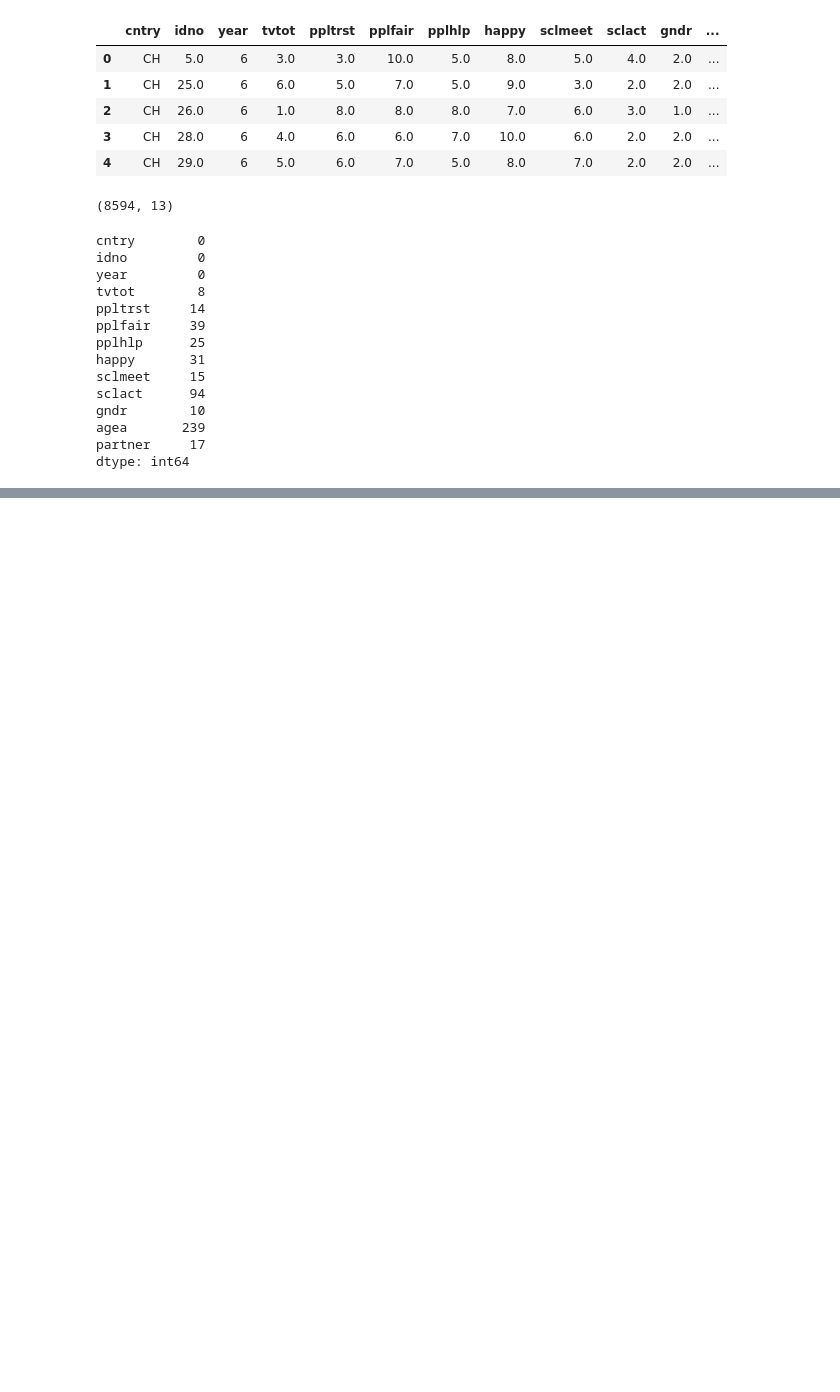
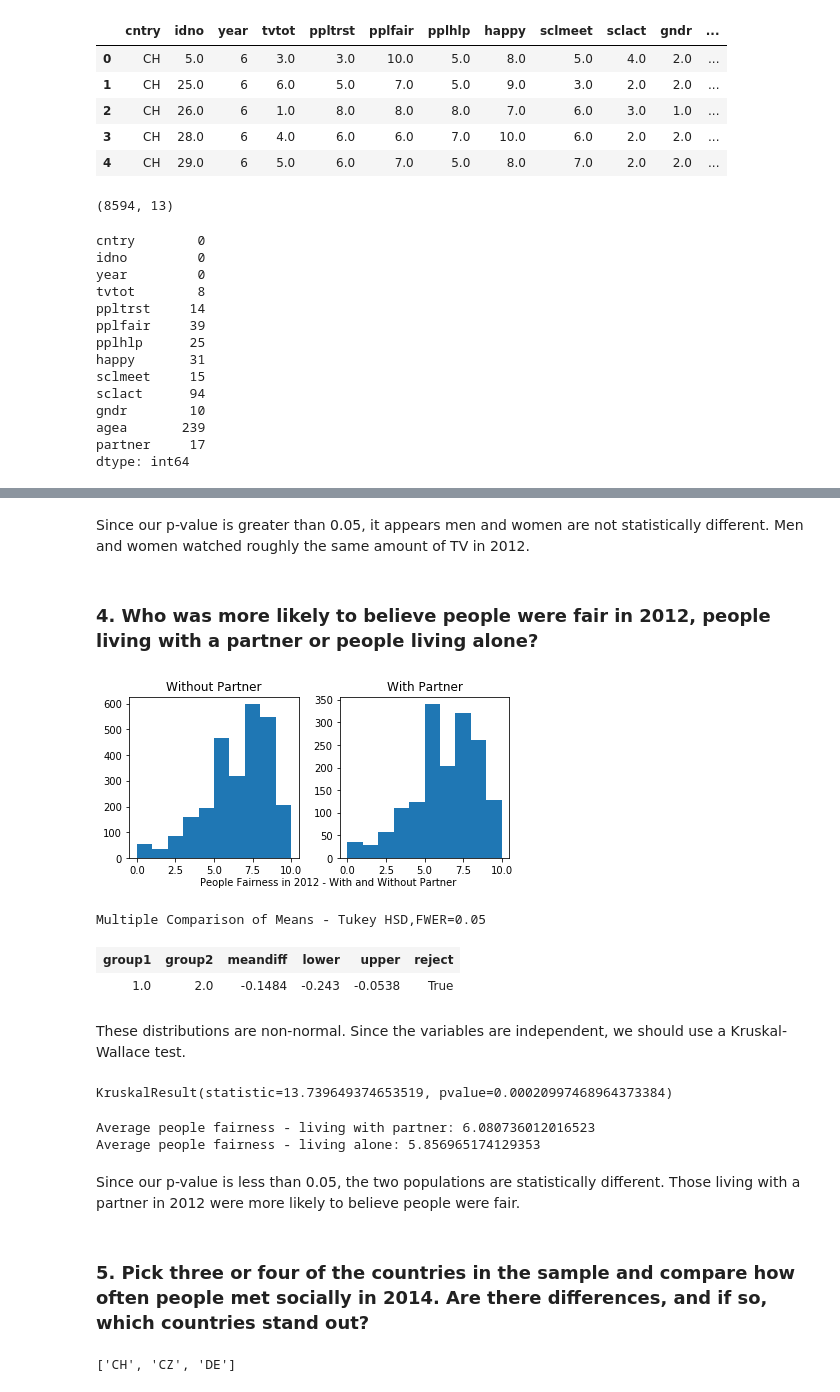
Before and after one commit to rakeshbhatia/thinkful, a Jupyter notebook: 5.5.4 Challenge What test to use.ipynb, the cells around one changed output, grey strips where cells are left out. Saved outputs shown, nothing was run; the diff lists cells and outputs as text; code cells hidden in the pictures; blank space fills up the shorter version.

```diff
--- a/5.5.4 Challenge What test to use.ipynb
+++ b/5.5.4 Challenge What test to use.ipynb
@@ -119,0 +279,53 @@ for country in countries:
+# %% [markdown]
+Since our p-value is greater than 0.05, it appears men and women are not statistically different. Men and women watched roughly the same amount of TV in 2012.
+# %% [markdown]
+### 4. Who was more likely to believe people were fair in 2012, people living with a partner or people living alone?
+# %%
+fig, axs = plt.subplots(1, 2, figsize=(6, 3))
+
+axs[0].hist((df.loc[(df['year']==6) & (df['partner']==1.0)])['pplfair'].dropna())
+axs[1].hist((df.loc[(df['year']==6) & (df['partner']==2.0)])['pplfair'].dropna())
+
+fig.text(0.25, 0, 'People Fairness in 2012 - With and Without Partner')
+axs[0].set_title('Without Partner')
+axs[1].set_title('With Partner')
+
+plt.tight_layout()
+plt.show()
+# %% [output]
+[figure, added]
+# %%
+df2 = df.dropna()
+
+tukey = pairwise_tukeyhsd(endog=df2['pplfair'],      # Data
+                          groups=df2['partner'],   # Groups
+                          alpha=0.05)         # Significance level
+
+tukey.summary()
+# %% [output]
+Multiple Comparison of Means - Tukey HSD,FWER=0.05
+| group1 | group2 | meandiff | lower | upper | reject |
+| 1.0 | 2.0 | -0.1484 | -0.243 | -0.0538 | True |
+# %% [markdown]
+These distributions are non-normal. Since the variables are independent, we should use a Kruskal-Wallace test.
+# %%
+partner = (df.loc[(df['year']==6) & (df['partner']==1.0)])['pplfair']
+alone = (df.loc[(df['year']==6) & (df['partner']==2.0)])['pplfair']
+
+kruskal(partner, alone, nan_policy='omit')
+# %% [output]
+KruskalResult(statistic=13.739649374653519, pvalue=0.00020997468964373384)
+# %%
+print('Average people fairness - living with partner: {}'.format(partner.mean()))
+print('Average people fairness - living alone: {}'.format(alone.mean()))
+# %% [output]
+Average people fairness - living with partner: 6.080736012016523
+Average people fairness - living alone: 5.856965174129353
+# %% [markdown]
+Since our p-value is less than 0.05, the two populations are statistically different. Those living with a partner in 2012 were more likely to believe people were fair.
+# %% [markdown]
+### 5. Pick three or four of the countries in the sample and compare how often people met socially in 2014. Are there differences, and if so, which countries stand out?
+# %%
+countries[:3]
+# %% [output]
+['CH', 'CZ', 'DE']
```
Also changed, not shown: parts of 38 cells of this notebook.
